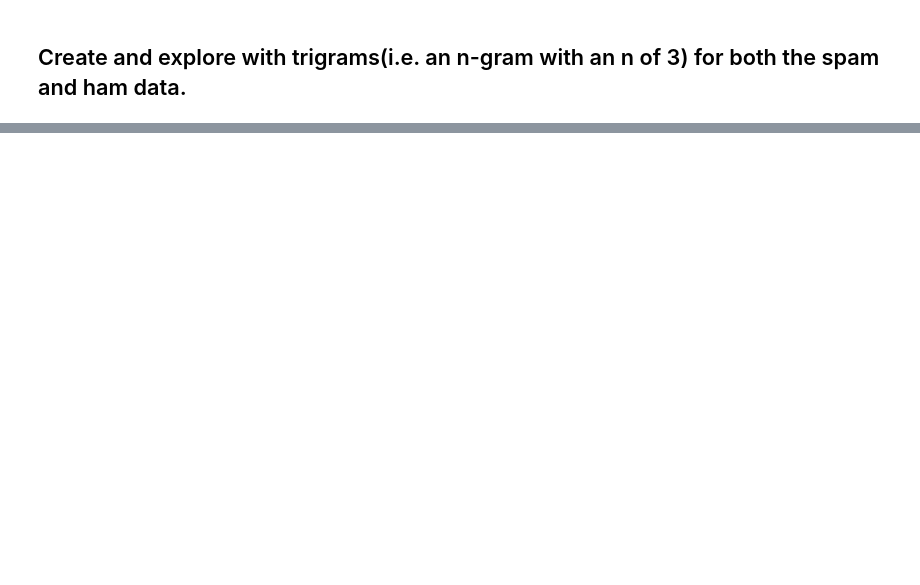
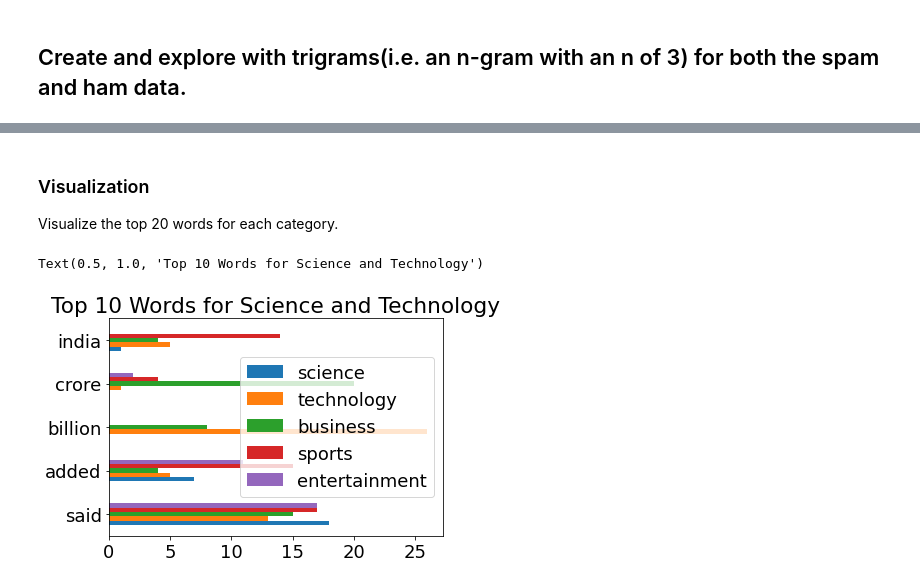
Before and after one commit to brentschriver/natural-language-processing-exercises, a Jupyter notebook: explore.ipynb, the cells around one changed output, grey strips where cells are left out. Saved outputs shown, nothing was run; the diff lists cells and outputs as text; code cells hidden in the pictures; blank space fills up the shorter version.

```diff
--- a/explore.ipynb
+++ b/explore.ipynb
@@ -314,0 +605,8 @@ news_df
+# %%
+# Create a corpus of words for each category.
+science_words = ' '.join(news_df[news_df.category == 'science'].clean)
+business_words = ' '.join(news_df[news_df.category == 'business'].clean)
+sports_words = ' '.join(news_df[news_df.category == 'sports'].clean)
+technology_words = ' '.join(news_df[news_df.category == 'technology'].clean)
+entertainment_words = ' '.join(news_df[news_df.category == 'entertainment'].clean)
+all_words = ' '.join(news_df.clean)
@@ -314,0 +619,10 @@ news_df
+# %%
+science_freq = pd.Series(science_words.split()).value_counts()
+business_freq = pd.Series(business_words.split()).value_counts()
+sports_freq = pd.Series(sports_words.split()).value_counts()
+technology_freq = pd.Series(technology_words.split()).value_counts()
+entertainment_freq = pd.Series(entertainment_words.split()).value_counts()
+all_freq = pd.Series(all_words.split()).value_counts()
+# %%
+word_counts = pd.concat([science_freq, business_freq, sports_freq, technology_freq, entertainment_freq, all_freq], axis=1).fillna(0).astype(int)
+word_counts.columns = ['science','business','sports','technology','entertainment','all']
@@ -314,0 +644,10 @@ news_df
+# %% [markdown]
+### Visualization
+Visualize the top 20 words for each category.
+# %%
+plt.rc('font', size=18)
+word_counts.sort_values('all', ascending=False).head(5)[['science', 'technology', 'business', 'sports', 'entertainment']].plot.barh()
+plt.title('Top 10 Words for Science and Technology')
+# %% [output]
+Text(0.5, 1.0, 'Top 10 Words for Science and Technology')
+[figure, added]
```
Also changed, not shown: parts of 50 cells of this notebook.
